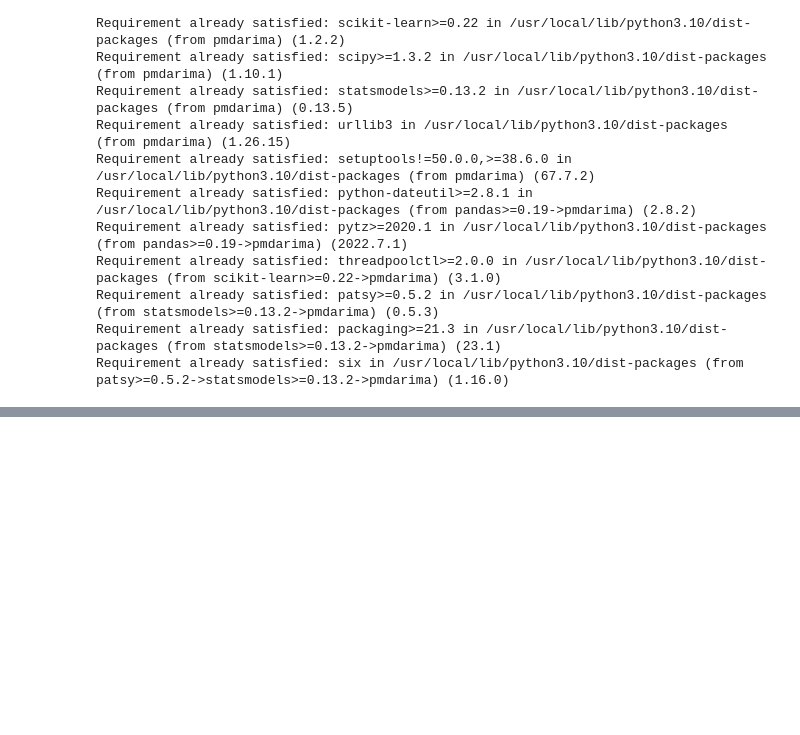
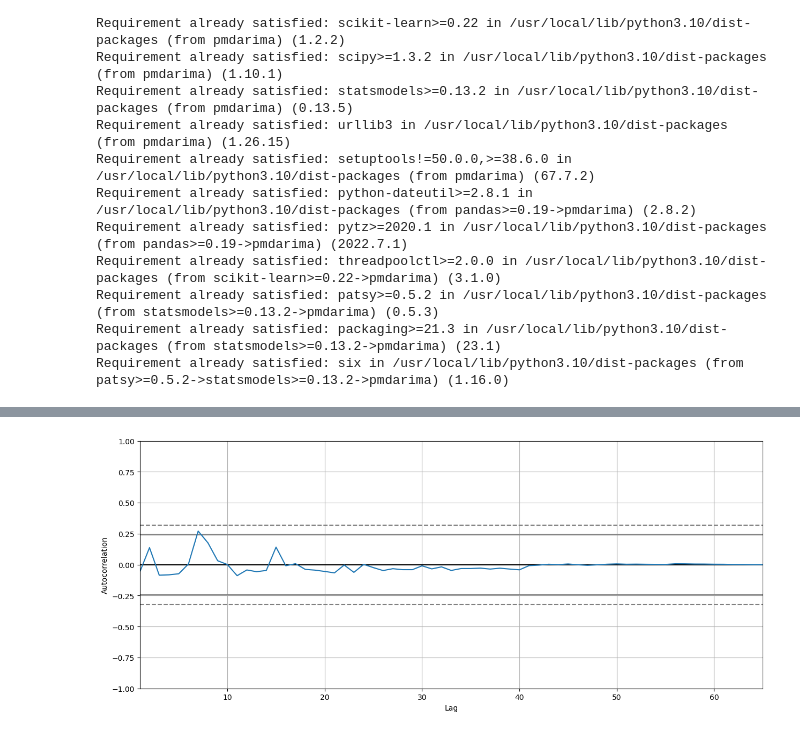
Before and after one commit to roliveira15/Data_Science_Sales_Forecast, a Jupyter notebook: Sales_Forecast.ipynb, the cells around one changed output, grey strips where cells are left out. Saved outputs shown, nothing was run; the diff lists cells and outputs as text; code cells hidden in the pictures; blank space fills up the shorter version.

```diff
--- a/Sales_Forecast.ipynb
+++ b/Sales_Forecast.ipynb
@@ -205 +225,5 @@ autocorr_plot(PPint['valor_total_pedido'])
+# %%
+autocorr_plot(modelo_preditivo)
+# %% [output]
+[figure, added]
 # %%
```
Also changed, not shown: parts of 17 cells of this notebook.
